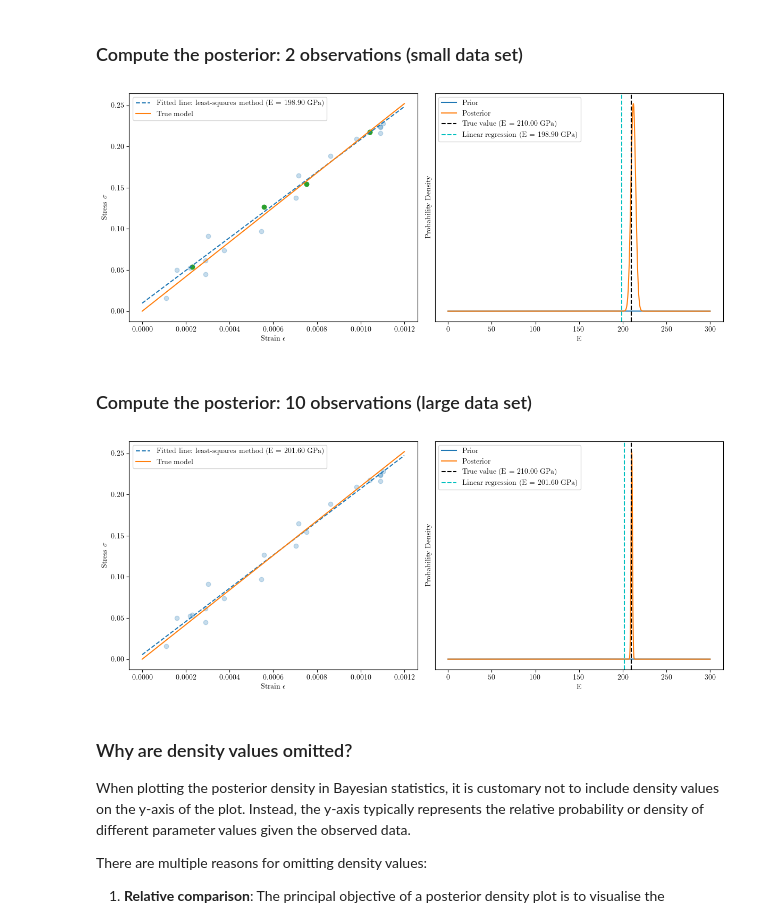
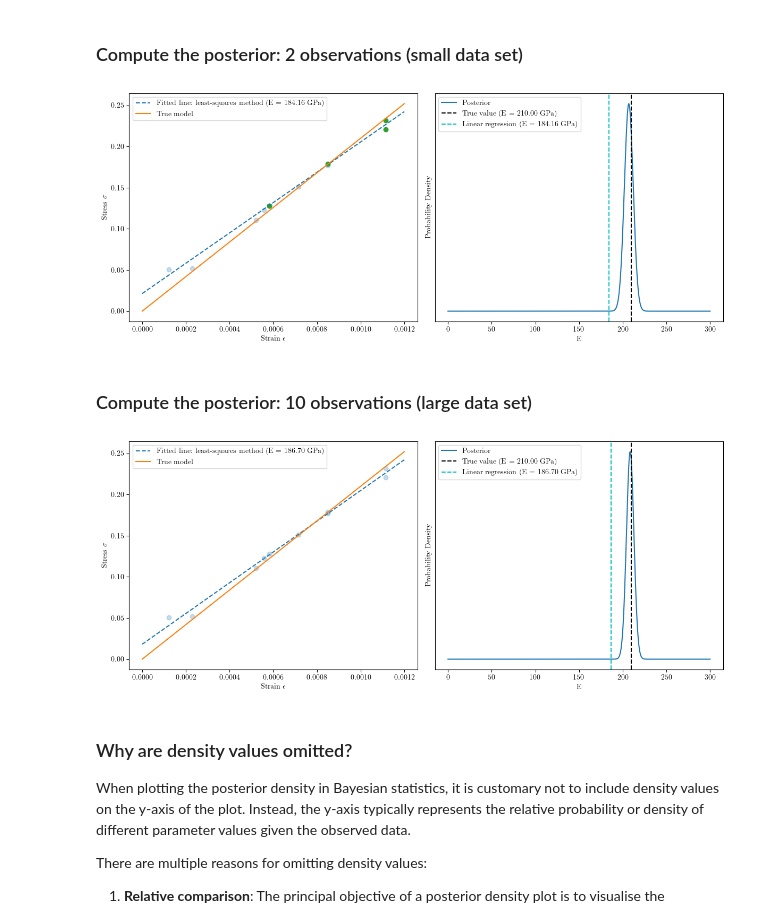
Before and after one commit to mark-hobbs/bayesian-inference-tutorial, a Jupyter notebook: examples/01-linear-elasticity.ipynb, the cells around one changed output. Cells and saved outputs as stored; diff of their text form; code cells hidden in the pictures.

```diff
--- a/examples/01-linear-elasticity.ipynb
+++ b/examples/01-linear-elasticity.ipynb
@@ -359,18 +359,16 @@ class Likelihood:
         """
         x : float or array-like
             The value(s) of the model parameters.
-
-        TODO: is this correct?!
         """
         residual = self._compute_residual(x)
         return (
             1
             / (self.sigma * np.sqrt(2 * np.pi))
-            * np.exp(-0.5 * (residual**2 / self.sigma))
+            * np.exp(-0.5 * (residual / self.sigma**2))
         )
 
     def _compute_residual(self, x):
-        return np.sum(self.y - self.model(x))
+        return np.sum((self.y - self.model(x))**2)
 # %% [markdown]
 ### 3.4 Posterior $\pi(E|y)$
 
@@ -425,7 +423,7 @@ $$\Omega = \mathcal{N}(\mu, \sigma^2) = \mathcal{N}(0, 0.01^2)$$
 The *true* stress-strain response and the noisy experimental observations are illustrated in the following figure.
 # %%
 sigma = 0.01  # standard deviation of the noise
-n_observations = 20
+n_observations = 10
 x = np.linspace(0, 1.2e-3, 100)
 strain_observed = np.random.choice(x, n_observations)
 stress_observed = compute_stress(E, strain_observed) + np.random.normal(
@@ -492,35 +490,35 @@ fig, (ax1, ax2) = plt.subplots(1, 2, figsize=(12, 5))
 
 ax1.plot(
     strain,
     (m * strain) + c,
     "--",
     color="C0",
     label="Fitted line: least-squares method (E = {:.2f} GPa)".format(m.item()),
 )
 ax1.plot(strain, E * strain, color="C1", label="True model")
 ax1.scatter(strain_observed, stress_observed, alpha=0.25)
 ax1.scatter(strain_observed[subset], stress_observed[subset], color="C2")
 ax1.set_xlabel("Strain $\epsilon$")
 ax1.set_ylabel("Stress $\sigma$")
 ax1.legend()
 
-ax2.plot(np.linspace(0, 300, 1000), prior.evaluate(np.linspace(0, 300, 1000)), label="Prior")
+# ax2.plot(np.linspace(0, 300, 1000), prior.evaluate(np.linspace(0, 300, 1000)), label="Prior")
 ax2.plot(np.linspace(0, 300, 1000), pdf, label="Posterior")
 ax2.axvline(x=210, label="True value (E = {:.2f} GPa)".format(210), linestyle="--", color="k")
 ax2.axvline(
     x=m,
     label="Linear regression (E = {:.2f} GPa)".format(m.item()),
     linestyle="--",
     color="c",
 )
 ax2.set_xlabel("E")
 ax2.set_ylabel("Probability Density")
 ax2.set_yticks([])
 ax2.legend()
 
 plt.tight_layout()
 # %% [output]
-[figure, old version]
+[figure, new version]
 # %% [markdown]
 ### Compute the posterior: 10 observations (large data set)
 # %%
@@ -547,7 +545,7 @@ ax1.set_xlabel("Strain $\epsilon$")
 ax1.set_ylabel("Stress $\sigma$")
 ax1.legend()
 
-ax2.plot(np.linspace(0, 300, 1000), prior.evaluate(np.linspace(0, 300, 1000)), label="Prior")
+# ax2.plot(np.linspace(0, 300, 1000), prior.evaluate(np.linspace(0, 300, 1000)), label="Prior")
 ax2.plot(np.linspace(0, 300, 1000), pdf, label="Posterior")
 ax2.axvline(x=210, label="True value (E = {:.2f} GPa)".format(210), linestyle="--", color="k")
 ax2.axvline(
@@ -563,7 +561,7 @@ ax2.legend()
 
 plt.tight_layout()
 # %% [output]
-[figure, old version]
+[figure, new version]
 # %% [markdown]
 ### Why are density values omitted?
 
```
Also changed, not shown: parts of 6 cells of this notebook, 1 other file.
